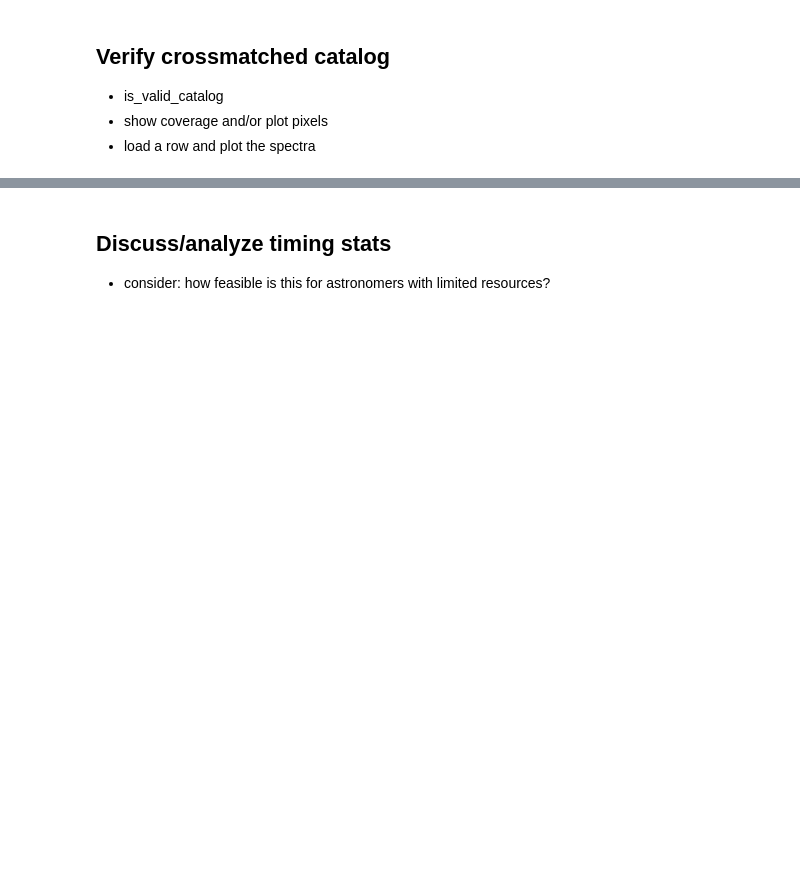
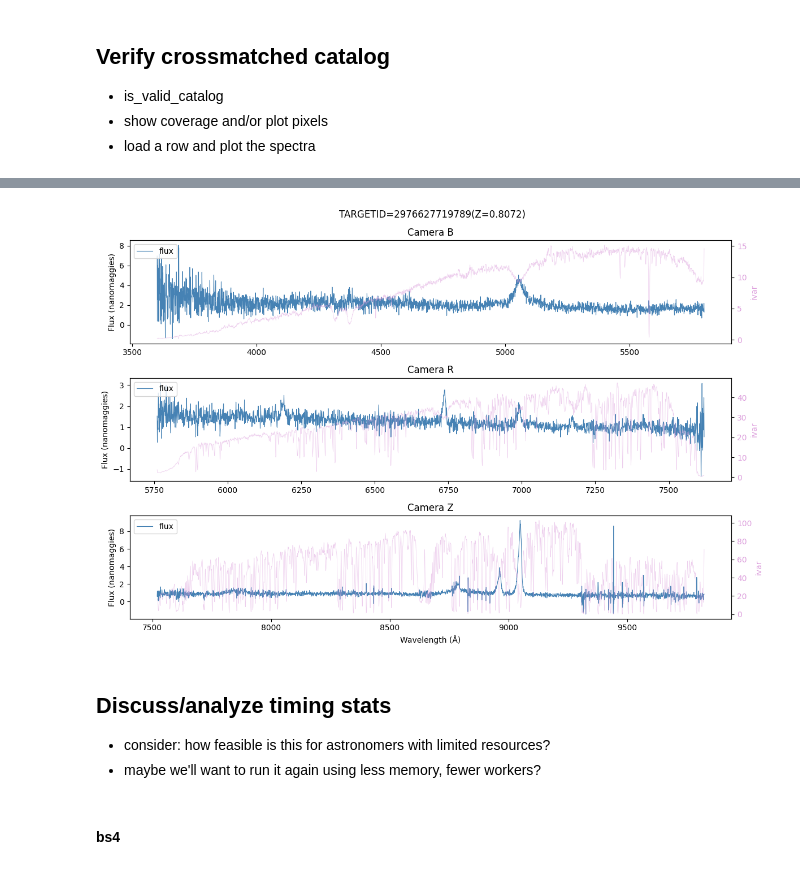
Before and after one commit to olivialynn/DESI-Crossmatch-Project, a Jupyter notebook: 02 - DESI x Gaia/2.0 - DESI x Gaia.ipynb, the cells around one changed output, grey strips where cells are left out. Saved outputs shown, nothing was run; the diff lists cells and outputs as text; code cells hidden in the pictures; blank space fills up the shorter version.

```diff
--- a/02 - DESI x Gaia/2.0 - DESI x Gaia.ipynb
+++ b/02 - DESI x Gaia/2.0 - DESI x Gaia.ipynb
@@ -22,0 +152,5 @@ In this notebook, we will:
+# %%
+# See the first few rows
+
+df = desi_x_gaia_cat.head(5)
+df
@@ -23,3 +165,40 @@ In this notebook, we will:
+# %%
+# Plot spectra of a row
+
+target_idx = 2
+
+fig, axes = plt.subplots(3, 1, figsize=(12, 8), sharex=False)
+colors = ["steelblue", "plum"]
+
+# Iterate over the three cameras and plot the spectra for the target at target_idx.
+for ax, cam in zip(axes, ["b", "r", "z"]):
+    # Get the spectrum.
+    spec = df[f"spectra_{cam}"].iloc[target_idx]
+
+    # Plot flux on the primary y-axis.
+    ax.plot(spec["wavelength"], spec["flux"], lw=0.8, color=colors[0], label="flux")
+
+    # Plot ivar on the secondary y-axis.
+    ax_twin = ax.twinx()
+    ax_twin.plot(spec["wavelength"], spec["ivar"], lw=0.5, color=colors[1], alpha=0.5, label="ivar")
+    ax_twin.set_ylabel("ivar", color=colors[1])
+    ax_twin.tick_params(axis="y", labelcolor=colors[1])
+
+    # Set labels and title for the primary y-axis.
+    ax.set_ylabel("Flux (nanomaggies)") # https://desidatamodel.readthedocs.io/en/latest/DESI_SPECTRO_DATA/NIGHT/EXPID/fibermap-EXPID.html#required-data-table-columns:~:text=nanomaggies
+    ax.set_title(f"Camera {cam.upper()}")
+    ax.legend(loc="upper left")
+
+# Set x-axis label and overall figure title.
+axes[-1].set_xlabel("Wavelength (Å)")
+fig.suptitle(f"TARGETID={df.index[target_idx]}(Z={df['Z'].iloc[target_idx]:.4f})")
+plt.tight_layout()
+plt.show()
+# %% [output]
+[figure, added]
 # %% [markdown]
 ## Discuss/analyze timing stats
 - consider: how feasible is this for astronomers with limited resources?
+- maybe we'll want to run it again using less memory, fewer workers?
+# %% [markdown]
+#### bs4
```
Also changed, not shown: parts of 33 cells of this notebook, 1 other file.
